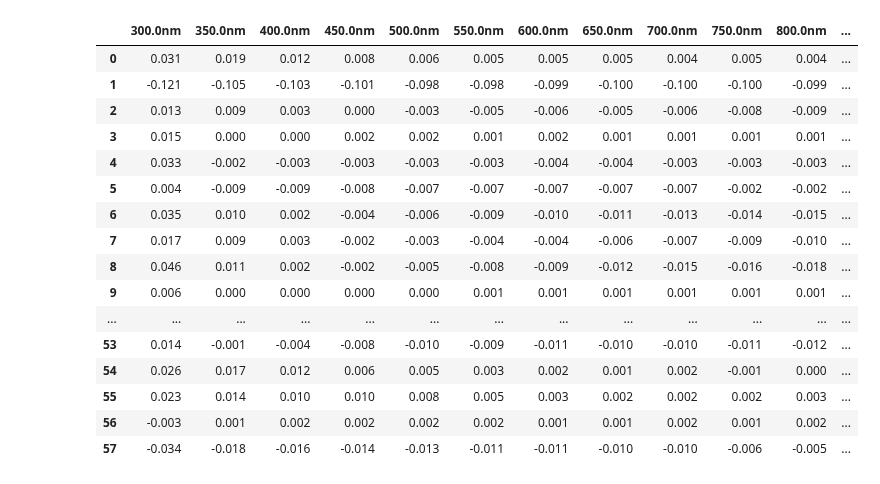
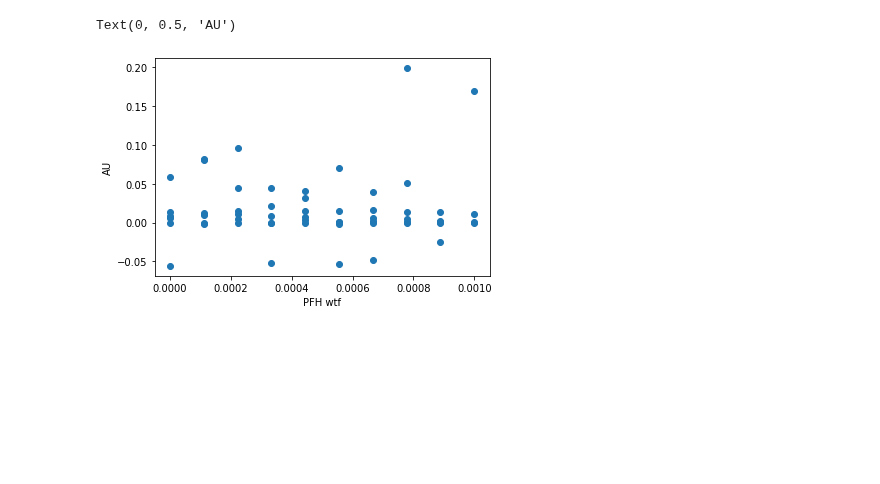
Before and after one commit to pozzo-research-group/OT2-DOE, a Jupyter notebook: PlanPrepareProcess/GP Regression Contour and 3D-Right.ipynb, the cells around one changed output. Drawn from its saved outputs; the diff is of its cells as text; code cells hidden in the pictures; blank space fills up the shorter version.

```diff
--- a/PlanPrepareProcess/GP Regression Contour and 3D-Right.ipynb
+++ b/PlanPrepareProcess/GP Regression Contour and 3D-Right.ipynb
@@ -9,7 +9,7 @@ import matplotlib.pyplot as plt
 import matplotlib.colors as colors
 # %%
 # Load Data
-path1 = r"C:\Users\Edwin\Downloads\03_08_21_Right_UVVis"
+path1 = r"C:\Users\Edwin\Desktop\OT2-DOE\PlanPrepareProcess\03_16_21 Synthesis Info Plus Blanked Spectras"
 full_data = gpm.load_datadf(path1)
 # %%
 # Apply any filters due to errors (i.e. foaming or other notable observation)
@@ -19,36 +19,13 @@ full_data = full_data[full_data['water-stock uL']<1000]
 wavelength_columns = [col for col in full_data.columns if 'nm' in col]
 wavelengths = [float(wavelength.replace("nm","")) for wavelength in wavelength_columns]
 spectra_data = full_data[wavelength_columns]
-spectra_data.index = full_data['UID']
-
-# let blank the data
-spectra_data_full = spectra_data.copy()
-spectra_data_samples = spectra_data_full[0:len(spectra_data_full)//2].copy()
-spectra_data_blank = spectra_data_full[len(spectra_data_full)//2:len(spectra_data_full)].copy()
-
-spectra_data_samples.reset_index(drop = True, inplace = True) # might need to do a copy
-spectra_data_blank.reset_index(drop = True, inplace = True)
-spectra_data_blanked = spectra_data_samples-spectra_data_blank
-spectra_data_blanked
-# %% [output]
-|  | 300.0nm | 350.0nm | 400.0nm | 450.0nm | 500.0nm | 550.0nm | 600.0nm | 650.0nm | 700.0nm | 750.0nm | 800.0nm | ... |
-| 0 | 0.031 | 0.019 | 0.012 | 0.008 | 0.006 | 0.005 | 0.005 | 0.005 | 0.004 | 0.005 | 0.004 | ... |
-| 1 | -0.121 | -0.105 | -0.103 | -0.101 | -0.098 | -0.098 | -0.099 | -0.100 | -0.100 | -0.100 | -0.099 | ... |
-| 2 | 0.013 | 0.009 | 0.003 | 0.000 | -0.003 | -0.005 | -0.006 | -0.005 | -0.006 | -0.008 | -0.009 | ... |
-| 3 | 0.015 | 0.000 | 0.000 | 0.002 | 0.002 | 0.001 | 0.002 | 0.001 | 0.001 | 0.001 | 0.001 | ... |
-| 4 | 0.033 | -0.002 | -0.003 | -0.003 | -0.003 | -0.003 | -0.004 | -0.004 | -0.003 | -0.003 | -0.003 | ... |
-| 5 | 0.004 | -0.009 | -0.009 | -0.008 | -0.007 | -0.007 | -0.007 | -0.007 | -0.007 | -0.002 | -0.002 | ... |
-| 6 | 0.035 | 0.010 | 0.002 | -0.004 | -0.006 | -0.009 | -0.010 | -0.011 | -0.013 | -0.014 | -0.015 | ... |
-| 7 | 0.017 | 0.009 | 0.003 | -0.002 | -0.003 | -0.004 | -0.004 | -0.006 | -0.007 | -0.009 | -0.010 | ... |
-| 8 | 0.046 | 0.011 | 0.002 | -0.002 | -0.005 | -0.008 | -0.009 | -0.012 | -0.015 | -0.016 | -0.018 | ... |
-| 9 | 0.006 | 0.000 | 0.000 | 0.000 | 0.000 | 0.001 | 0.001 | 0.001 | 0.001 | 0.001 | 0.001 | ... |
-| ... | ... | ... | ... | ... | ... | ... | ... | ... | ... | ... | ... | ... |
-| 53 | 0.014 | -0.001 | -0.004 | -0.008 | -0.010 | -0.009 | -0.011 | -0.010 | -0.010 | -0.011 | -0.012 | ... |
-| 54 | 0.026 | 0.017 | 0.012 | 0.006 | 0.005 | 0.003 | 0.002 | 0.001 | 0.002 | -0.001 | 0.000 | ... |
-| 55 | 0.023 | 0.014 | 0.010 | 0.010 | 0.008 | 0.005 | 0.003 | 0.002 | 0.002 | 0.002 | 0.003 | ... |
-| 56 | -0.003 | 0.001 | 0.002 | 0.002 | 0.002 | 0.002 | 0.001 | 0.001 | 0.002 | 0.001 | 0.002 | ... |
-| 57 | -0.034 | -0.018 | -0.016 | -0.014 | -0.013 | -0.011 | -0.011 | -0.010 | -0.010 | -0.006 | -0.005 | ... |
 # %%
-x = full_data['ethanol wtf'].tolist()[0:58] # need to have a better way of isolating sample and blank info, make make new file all references to
-y = full_data['pfh wtf'].tolist()[0:58]
-z = spectra_data_blanked['400.0nm'].tolist()
+x_data = full_data['ethanol wtf'].tolist() # need to have a better way of isolating sample and blank info, make make new file all references to
+y_data = full_data['pfh wtf'].tolist()
+z_data = spectra_data['350.0nm'].tolist()
+plt.scatter(y_data, z_data)
+plt.xlabel('PFH wtf')
+plt.ylabel('AU')
+# %% [output]
+Text(0, 0.5, 'AU')
+[figure, added]
```
Also changed, not shown: parts of 9 cells of this notebook, 14 other files.
